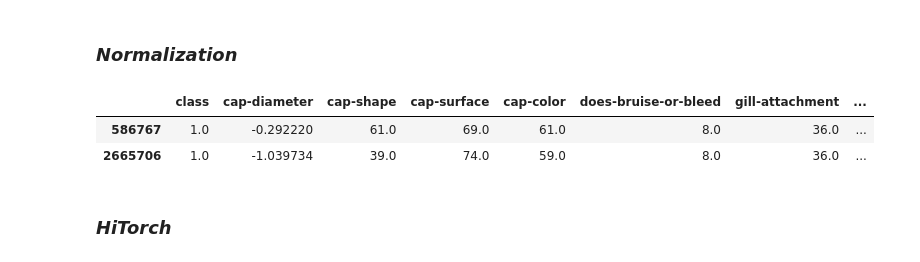
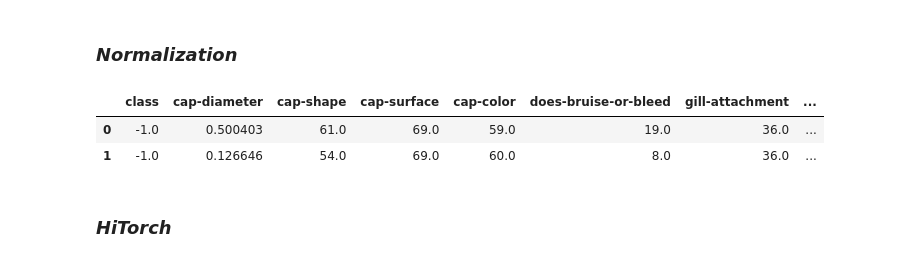
Before and after one commit to HoseinNekouei/PyTorch_Binary-Prediction-of-Poisonous-Mushrooms, a Jupyter notebook: Torch_binary_prediction_MLP.ipynb, the cells around one changed output. Saved outputs shown, nothing was run; the diff lists cells and outputs as text; code cells hidden in the pictures.

Commit message:
I added the test set

```diff
--- a/Torch_binary_prediction_MLP.ipynb
+++ b/Torch_binary_prediction_MLP.ipynb
@@ -159,9 +240,9 @@ list(median_values.keys())
 for column in train_df:
   if train_df[column].isna().any():
     if train_df[column].dtype== 'object':
-      train_df[column]= train_df[column].fillna(mode_values[column])
+      train_df[column]= train_df[column].fillna(train_mode_values[column])
     else:
-      train_df[column]= train_df[column].fillna(median_values[column])
+      train_df[column]= train_df[column].fillna(train_median_values[column])
 
 train_df.isna().median()
 # %% [output]
@@ -190,0 +268,9 @@ train_df[train_df.isna().any(axis=1)]
+# %%
+for column in test_df:
+  if test_df[column].isna().any():
+    if test_df[column].dtype== 'object':
+      test_df[column]= test_df[column].fillna(test_mode_values[column])
+    else:
+      test_df[column]= test_df[column].fillna(test_median_values[column])
+
+test_df.isna().median()
@@ -206,14 +312,14 @@ train_df: (2493556, 17), val_df: (623389, 17)
 ### *Encoding*
 # %%
 ordinal_encoder= OrdinalEncoder(handle_unknown='use_encoded_value', unknown_value= -1)
-cat_col_train= train_df.select_dtypes(include=['object']).columns
+cat_col_name= train_df.select_dtypes(include=['object']).columns
 
-print(cat_col_train)
+print(cat_col_name)
 
-train_df[cat_col_train]= ordinal_encoder.fit_transform(train_df[cat_col_train].astype(str))
-val_df[cat_col_train]= ordinal_encoder.transform(val_df[cat_col_train].astype(str))
+train_df[cat_col_name]= ordinal_encoder.fit_transform(train_df[cat_col_name].astype(str))
+val_df[cat_col_name]= ordinal_encoder.transform(val_df[cat_col_name].astype(str))
 
-print(train_df.head(2))
+print(train_df.head())
 # %% [output]
 Index(['class', 'cap-shape', 'cap-surface', 'cap-color',
        'does-bruise-or-bleed', 'gill-attachment', 'gill-spacing', 'gill-color',
@@ -237,0 +341,5 @@ Index(['class', 'cap-shape', 'cap-surface', 'cap-color',
+# %%
+test_df[cat_col_name]= ordinal_encoder.transform(test_df[cat_col_name].astype(str))
+test_df[cat_col_name]
+
+print(train_df.head())
@@ -255,17 +381,19 @@ Available RAM: 9.13 GB
 ### *Normalization*
 # %%
 scaler= StandardScaler()
-num_features_list= list(median_values.keys())
+num_features_list= list(train_median_values.keys())
 num_features_list
 
 train_df[num_features_list]= scaler.fit_transform(train_df[num_features_list])
 val_df[num_features_list]= scaler.transform(val_df[num_features_list])
 
+test_df[num_features_list]= scaler.transform(test_df[num_features_list])
 train_df.head(2)
+test_df.head(2)
 # %% [output]
 |  | class | cap-diameter | cap-shape | cap-surface | cap-color | does-bruise-or-bleed | gill-attachment | ... |
-| 586767 | 1.0 | -0.292220 | 61.0 | 69.0 | 61.0 | 8.0 | 36.0 | ... |
-| 2665706 | 1.0 | -1.039734 | 39.0 | 74.0 | 59.0 | 8.0 | 36.0 | ... |
+| 0 | -1.0 | 0.500403 | 61.0 | 69.0 | 59.0 | 19.0 | 36.0 | ... |
+| 1 | -1.0 | 0.126646 | 54.0 | 69.0 | 60.0 | 8.0 | 36.0 | ... |
 # %% [markdown]
 ### *HiTorch*
 # %%
```
Also changed, not shown: parts of 27 cells of this notebook.
